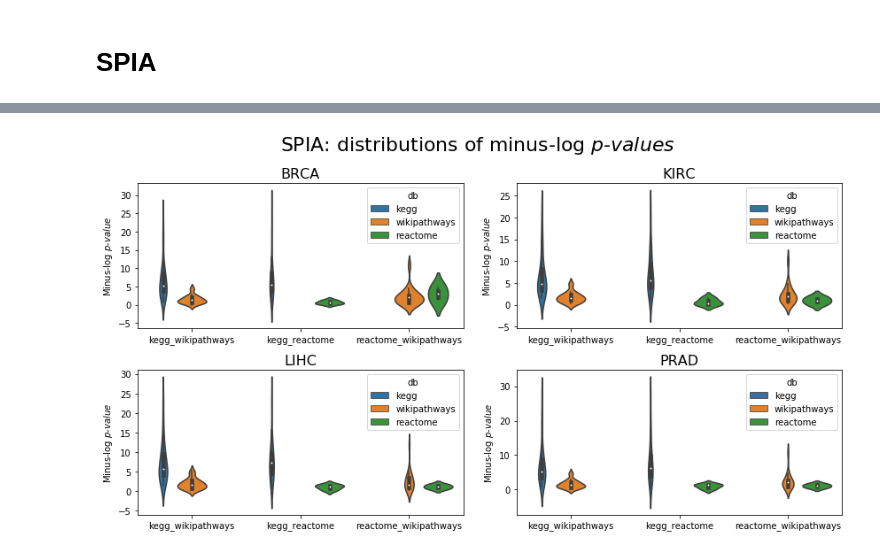
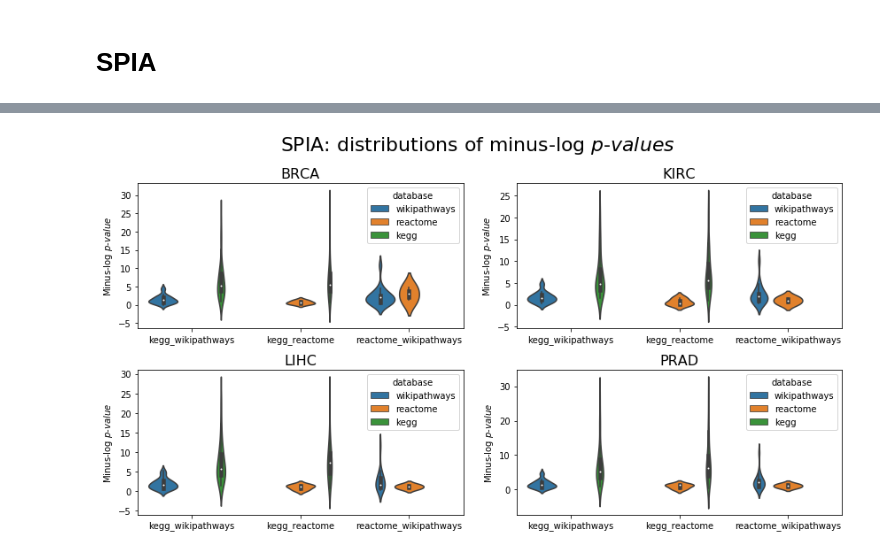
Before and after one commit to pathwayforte/results, a Jupyter notebook: notebooks/evaluation/Comparisons of P-Value Distributions of Pathway Analogs.ipynb, the cells around one changed output, grey strips where cells are left out. Cells and saved outputs as stored; diff of their text form; code cells hidden in the pictures.

```diff
--- a/notebooks/evaluation/Comparisons of P-Value Distributions of Pathway Analogs.ipynb
+++ b/notebooks/evaluation/Comparisons of P-Value Distributions of Pathway Analogs.ipynb
@@ -65,6 +65,7 @@ def mlp(x):
 # %%
 def draw_mlp_distributions(df, method, savefig_path=None):
     fig, axes = plt.subplots(2, 2, figsize=(12, 6))
+    suptitle = plt.suptitle(f'{method}: distributions of minus-log $p$-$values$', y=1.06, fontsize=22)
 
     for dataset, ax in zip(datasets, axes.ravel()):
         ax.set_title(dataset, fontdict=dict(fontsize=16))
@@ -72,11 +73,19 @@ def draw_mlp_distributions(df, method, savefig_path=None):
             data=df[df.dataset == dataset],
             y='mlp',
             x='comparison',
-            hue='db',
+            hue='database',
             ax=ax,
+            hue_order=['wikipathways', 'reactome', 'kegg']
         )
         ax.set_ylabel('Minus-log $p$-$value$')
         ax.set_xlabel('')
 
     plt.tight_layout()
-    plt.suptitle(f'{method}: distributions of minus-log $p$-$values$', y=1.06, fontsize=22)
+    if savefig_path:
+        plt.savefig(
+            savefig_path,
+            dpi=400,
+            bbox_inches='tight',
+            bbox_extra_artists=[suptitle],
+            pad=0.2
+        )
@@ -95,7 +124,7 @@ for dataset in datasets:
             continue
         df = pd.read_csv(path, sep='\t')
         df['comparison'] = f'{db1}_{db2}'
-        df['db'] = df['pathway_id'].map(name_to_database)
+        df['database'] = df['pathway_id'].map(name_to_database)
         df['dataset'] = dataset
         ora_dfs.append(df)
 
@@ -104,5 +133,5 @@ if not ora_dfs:
 
 ora_df = pd.concat(ora_dfs)
 ora_df['mlp'] = ora_df.pval.map(mlp)
-ora_df.head()
+ora_df[['dataset', 'comparison', 'database', 'pathway_id', 'pval', 'mlp']].head()
 # %% [output]
@@ -175,7 +192,7 @@ for dataset in datasets:
             continue
         df = pd.read_csv(path, sep='\t')
         df['comparison'] = f'{db1}_{db2}'
-        df['db'] = df['Term'].map(name_to_database)
+        df['database'] = df['Term'].map(name_to_database)
         df['dataset'] = dataset
         gsea_dfs.append(df)
 
@@ -184,5 +201,5 @@ gsea_df = pd.concat(gsea_dfs)
 gsea_df['mlp'] = gsea_df.pval.map(lambda x: mlp(x) if x > 0.0 else np.log(N_GSEA_PERMUTATIONS))
 del gsea_df['genes']
 del gsea_df['ledge_genes']
-gsea_df.head()
+gsea_df[['dataset', 'comparison', 'database', 'Term', 'pval', 'mlp']].head()
 # %% [output]
@@ -253,11 +259,11 @@ for dataset in datasets:
             continue
         df = pd.read_csv(path)
         df['comparison'] = f'{db1}_{db2}'
-        df['db'] = df['Name'].map(name_to_database)
+        df['database'] = df['Name'].map(name_to_database)
         df['dataset'] = dataset
         spia_dfs.append(df)
 
 spia_df = pd.concat(spia_dfs)
 spia_df['mlp'] = spia_df.pG.map(mlp)
-spia_df.head()
+spia_df[['dataset', 'comparison', 'database', 'Name', 'pG', 'mlp']].head()
 # %% [output]
@@ -270,9 +276,8 @@ spia_df.head()
 # %%
-draw_mlp_distributions(spia_df, 'SPIA')
-plt.savefig(os.path.join(output_directory, 'spia_p_value_distributions.png'))
+draw_mlp_distributions(spia_df, 'SPIA', os.path.join(output_directory, 'spia_p_value_distributions.png'))
 plt.show()
 # %% [output]
-[figure, old version]
+[figure, new version]
 # %%
 spia_ks_df = get_mlp_distribution_tests(
     spia_df,
```
Also changed, not shown: parts of 16 cells of this notebook.
